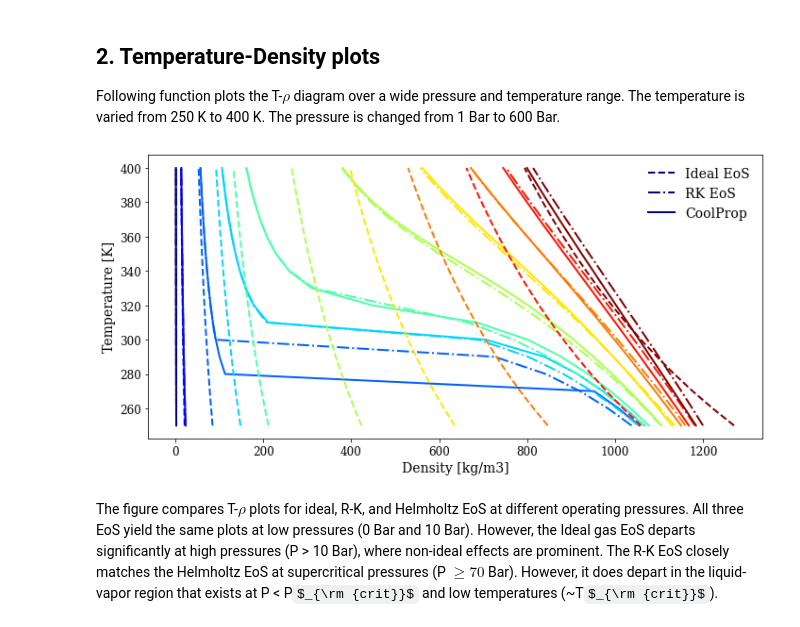
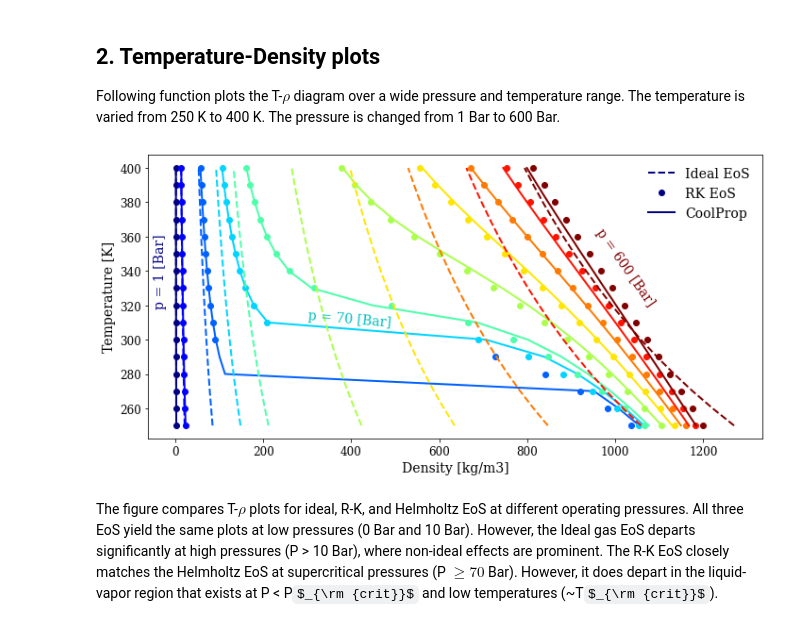
Before and after one commit to Cantera/cantera-jupyter, a Jupyter notebook: thermo/EquationsOfState.ipynb, the cells around one changed output. Drawn from its saved outputs; the diff is of its cells as text; code cells hidden in the pictures; some formulas as TeX source.

Commit message:
Adding annotations to T-rho plots

```diff
--- a/thermo/EquationsOfState.ipynb
+++ b/thermo/EquationsOfState.ipynb
@@ -187,34 +187,37 @@ line_width = 2
 
 plt.figure(figsize=(10,5))
 jet= plt.get_cmap('jet')
 colors = iter(jet(np.linspace(0,1,len(p_array))))
 
 for i in range(len(p_array)):
     p = 1e5* p_array[i]
     for j in range(len(T_array)):
         T = T_array[j]
 
         # Set state to T, p
         gasIdeal.TP = T, p;
         gasRK.TP = T, p
 
         density_Ideal[i,j] = gasIdeal.mean_molecular_weight*gasIdeal.density_mole
         density_RK[i,j] = gasRK.mean_molecular_weight*gasRK.density_mole
         density_coolprop[i,j] = PropsSI('D','P', p,'T',T,'HEOS::CO2')
 
     colr = next(colors)
     pBar = p/1e5;
     plt.plot(density_Ideal[i,:], T_array,'--',color=colr, linewidth = line_width, label= pBar)
-    plt.plot(density_RK[i,:], T_array,'-.',color=colr, linewidth = line_width)
+    plt.plot(density_RK[i,:], T_array,'o',color=colr, linewidth = line_width)
     plt.plot(density_coolprop[i,:], T_array,'-',color=colr, linewidth = line_width)
 
+plt.text(-50, 320, 'p = 1 [Bar]', color='darkblue', rotation = 'vertical', size = '14')
+plt.text(300, 308, 'p = 70 [Bar]', color= 'c', size = '14', rotation = '-5')
+plt.text(950, 320, 'p = 600 [Bar]', color=colr, size = '14', rotation = '-55')
 plt.xlabel('Density [kg/m3]')
 plt.ylabel('Temperature [K]')
 plt.legend(['Ideal EoS','RK EoS', 'CoolProp'], prop={'size': 14}, frameon=False)
 
 # Show the plot
 plt.show()
 # %% [output]
-[figure, old version]
+[figure, new version]
 # %% [markdown]
 The figure compares T-$\rho$ plots for ideal, R-K, and Helmholtz EoS at different operating pressures. All three EoS yield the same plots at low pressures (0 Bar and 10 Bar). However, the Ideal gas EoS departs significantly at high pressures (P > 10 Bar), where non-ideal effects are prominent. The R-K EoS closely matches the Helmholtz EoS at supercritical pressures (P $\ge 70$ Bar). However, it does depart in the liquid-vapor region that exists at P < P$_{\rm {crit}}$ and low temperatures (~T$_{\rm {crit}}$).
```
